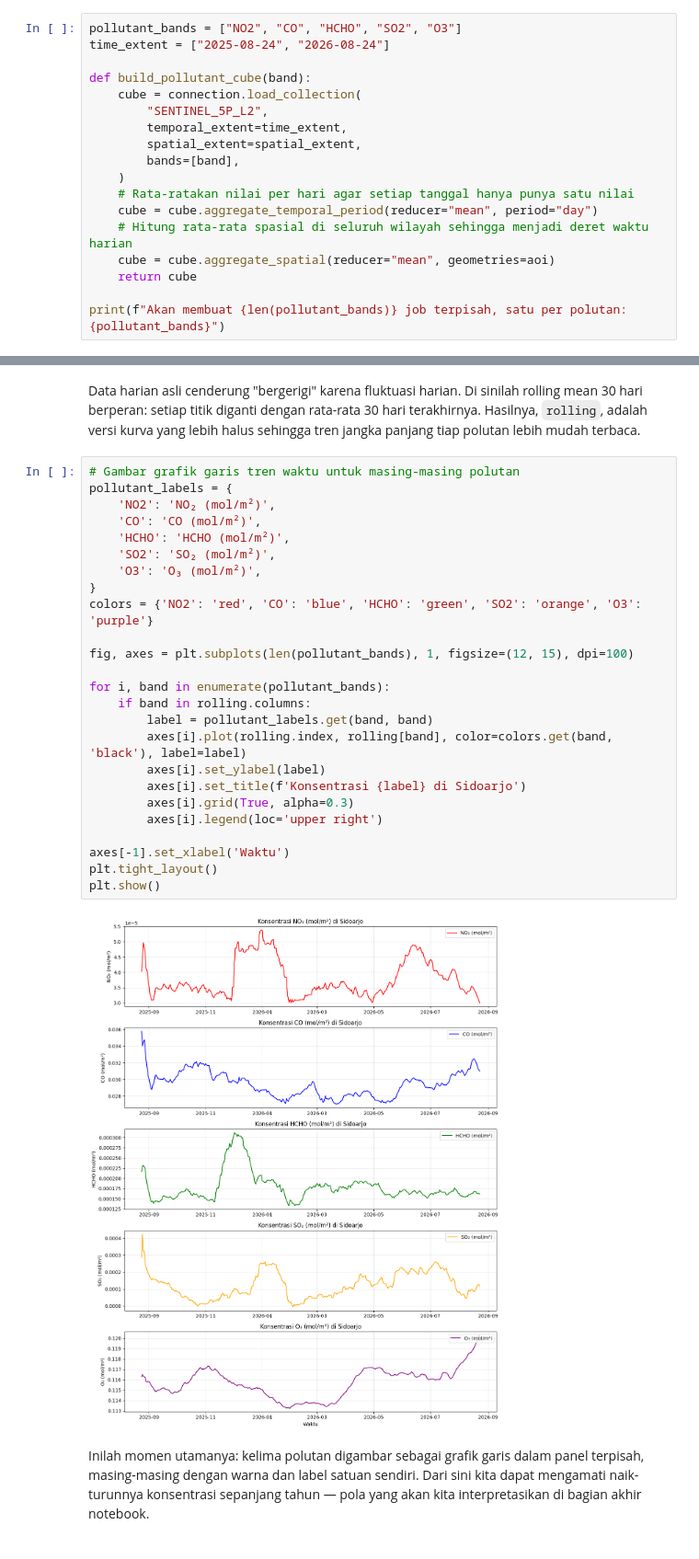
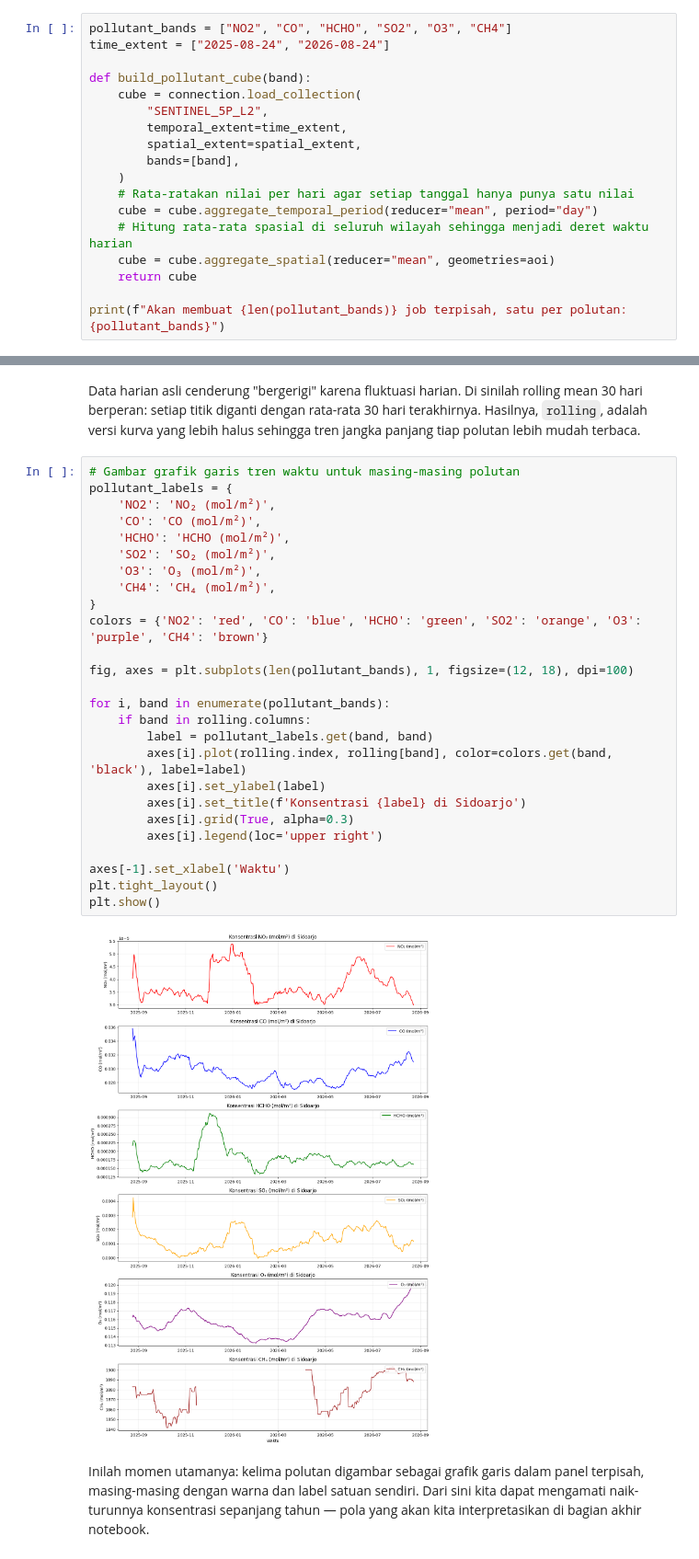
Before and after one commit to Rahardian-Ananta/PSD, a Jupyter notebook: Analisis_Polutan_Sidoarjo_Sentinel5P.ipynb, the cells around one changed output, grey strips where cells are left out. Shown at 92% size. Cells and saved outputs as stored; diff of their text form.

```diff
--- a/Analisis_Polutan_Sidoarjo_Sentinel5P.ipynb
+++ b/Analisis_Polutan_Sidoarjo_Sentinel5P.ipynb
@@ -175,7 +172,7 @@ Bounding box size (approx): 47.4 km x 27.5 km
 # %% [markdown]
 File GeoJSON kemudian dibaca dan diubah menjadi objek geometri menggunakan `shapely`, sehingga kita bisa memeriksa bentuk wilayahnya (misalnya apakah berupa MultiPolygon) serta menghitung bounding box — kotak pembatas utara-selatan-timur-barat yang mencakup seluruh Kabupaten Sidoarjo. Kotak inilah yang nantinya memberi tahu satelit area mana yang harus diamati.
 # %%
-pollutant_bands = ["NO2", "CO", "HCHO", "SO2", "O3"]
+pollutant_bands = ["NO2", "CO", "HCHO", "SO2", "O3", "CH4"]
 time_extent = ["2025-08-24", "2026-08-24"]
 
 def build_pollutant_cube(band):
@@ -296,30 +295,31 @@ Data harian asli cenderung "bergerigi" karena fluktuasi harian. Di sinilah rolli
 # %%
 # Gambar grafik garis tren waktu untuk masing-masing polutan
 pollutant_labels = {
     'NO2': 'NO₂ (mol/m²)',
     'CO': 'CO (mol/m²)',
     'HCHO': 'HCHO (mol/m²)',
     'SO2': 'SO₂ (mol/m²)',
     'O3': 'O₃ (mol/m²)',
+    'CH4': 'CH₄ (mol/m²)',
 }
-colors = {'NO2': 'red', 'CO': 'blue', 'HCHO': 'green', 'SO2': 'orange', 'O3': 'purple'}
+colors = {'NO2': 'red', 'CO': 'blue', 'HCHO': 'green', 'SO2': 'orange', 'O3': 'purple', 'CH4': 'brown'}
 
-fig, axes = plt.subplots(len(pollutant_bands), 1, figsize=(12, 15), dpi=100)
+fig, axes = plt.subplots(len(pollutant_bands), 1, figsize=(12, 18), dpi=100)
 
 for i, band in enumerate(pollutant_bands):
     if band in rolling.columns:
         label = pollutant_labels.get(band, band)
         axes[i].plot(rolling.index, rolling[band], color=colors.get(band, 'black'), label=label)
         axes[i].set_ylabel(label)
         axes[i].set_title(f'Konsentrasi {label} di Sidoarjo')
         axes[i].grid(True, alpha=0.3)
         axes[i].legend(loc='upper right')
 
 axes[-1].set_xlabel('Waktu')
 plt.tight_layout()
 plt.show()
 # %% [output]
-[figure, old version]
+[figure, new version]
 # %% [markdown]
 Inilah momen utamanya: kelima polutan digambar sebagai grafik garis dalam panel terpisah, masing-masing dengan warna dan label satuan sendiri. Dari sini kita dapat mengamati naik-turunnya konsentrasi sepanjang tahun — pola yang akan kita interpretasikan di bagian akhir notebook.
 # %%
```
Also changed, not shown: parts of 8 cells of this notebook, 4 other files.
